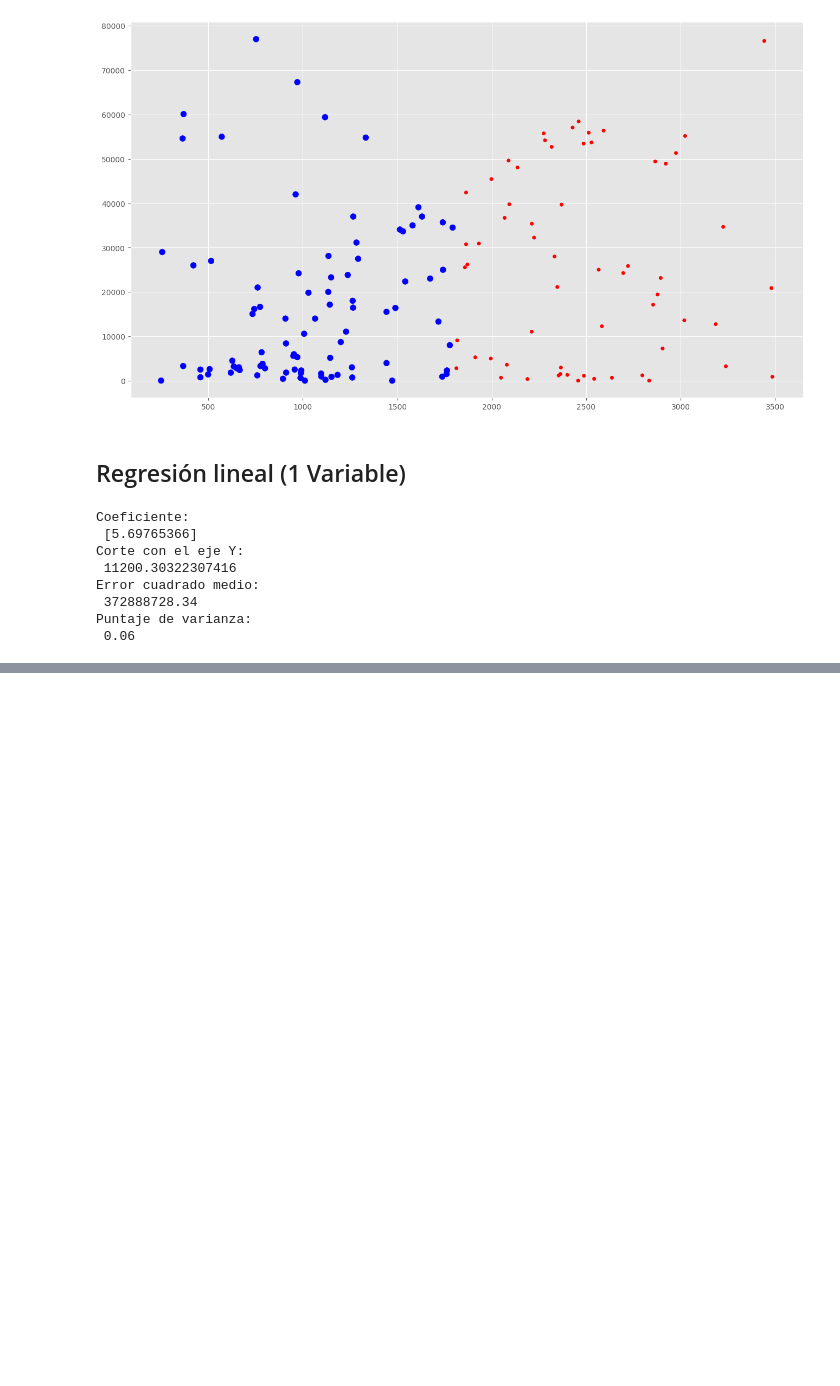
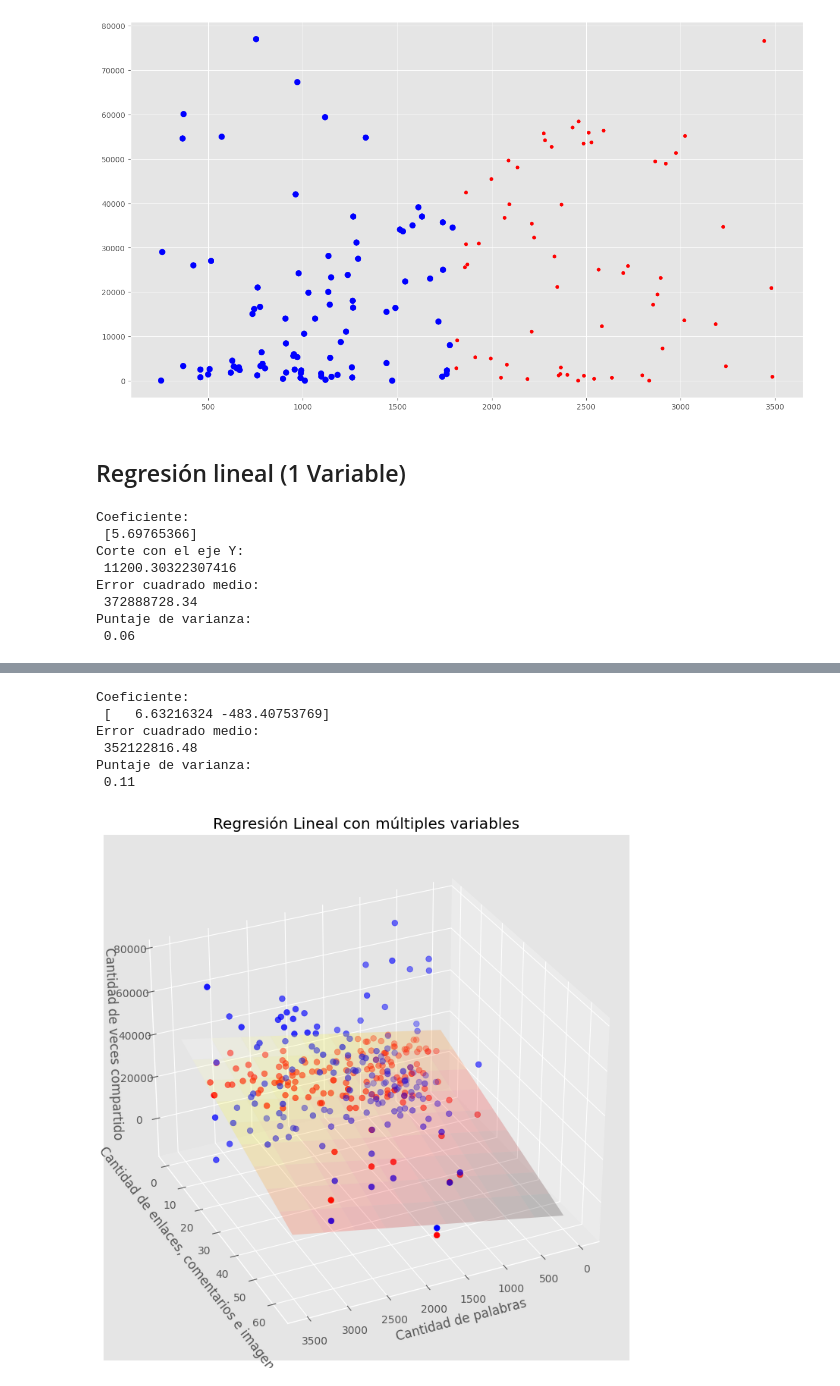
Before and after one commit to CristofherAndres/Python-ML2024P, a Jupyter notebook: ejemploRL_Aplicado.ipynb, the cells around one changed output, grey strips where cells are left out. Drawn from its saved outputs; the diff is of its cells as text; code cells hidden in the pictures; blank space fills up the shorter version.

Commit message:
Regresión Lineal con varias variables

```diff
--- a/ejemploRL_Aplicado.ipynb
+++ b/ejemploRL_Aplicado.ipynb
@@ -163,0 +200,49 @@ plt.plot(x_train[:,0], y_pred, color = 'g', linewidth=5)
+# %%
+regr2 = linear_model.LinearRegression()
+
+#Entrenar el modelo con 2 dimensiones, una dim es la cantidad de veces compartido y la 2da es la suma de las variables anterior.
+# obtener los dos coeficientes para graficar en 3D
+regr2.fit(XY_train, z_train)
+
+#Vamos a hacer la predicción
+z_pred = regr2.predict(XY_train)
+
+#Los coeficentes obtenidos son:
+print('Coeficiente: \n', regr2.coef_)
+print('Error cuadrado medio:\n %.2f ' % mean_squared_error(z_train, z_pred))
+print('Puntaje de varianza:\n %.2f ' % r2_score(z_train, z_pred))
+# %% [output]
+Coeficiente:
+ [   6.63216324 -483.40753769]
+Error cuadrado medio:
+ 352122816.48
+Puntaje de varianza:
+ 0.11
+# %%
+fig = plt.figure()
+ax = fig.add_subplot(111, projection='3d')
+
+xx, yy = np.meshgrid(np.linspace(0,3500,num=10), np.linspace(0,60, num=10))
+
+nuevoX = (regr2.coef_[0]*xx)
+nuevoY = (regr2.coef_[1]*yy)
+
+z = (nuevoX + nuevoY + regr2.intercept_)
+
+
+ax.plot_surface(xx,yy,z, alpha=0.2, cmap='hot')
+
+##GRaficar los puntos 3D
+ax.scatter(XY_train[:,0], XY_train[:,1], z_train, c='blue', s=30)
+ax.scatter(XY_train[:,0], XY_train[:,1], z_pred, c='red', s=30)
+
+#Ajustar la camara del plano
+ax.view_init(elev=30, azim=65)
+
+ax.set_xlabel('Cantidad de palabras')
+ax.set_ylabel('Cantidad de enlaces, comentarios e imagenes')
+ax.set_zlabel('Cantidad de veces compartido')
+ax.set_title('Regresión Lineal con múltiples variables')
+plt.show()
+# %% [output]
+[figure, added]
```
Also changed, not shown: parts of 5 cells of this notebook.
